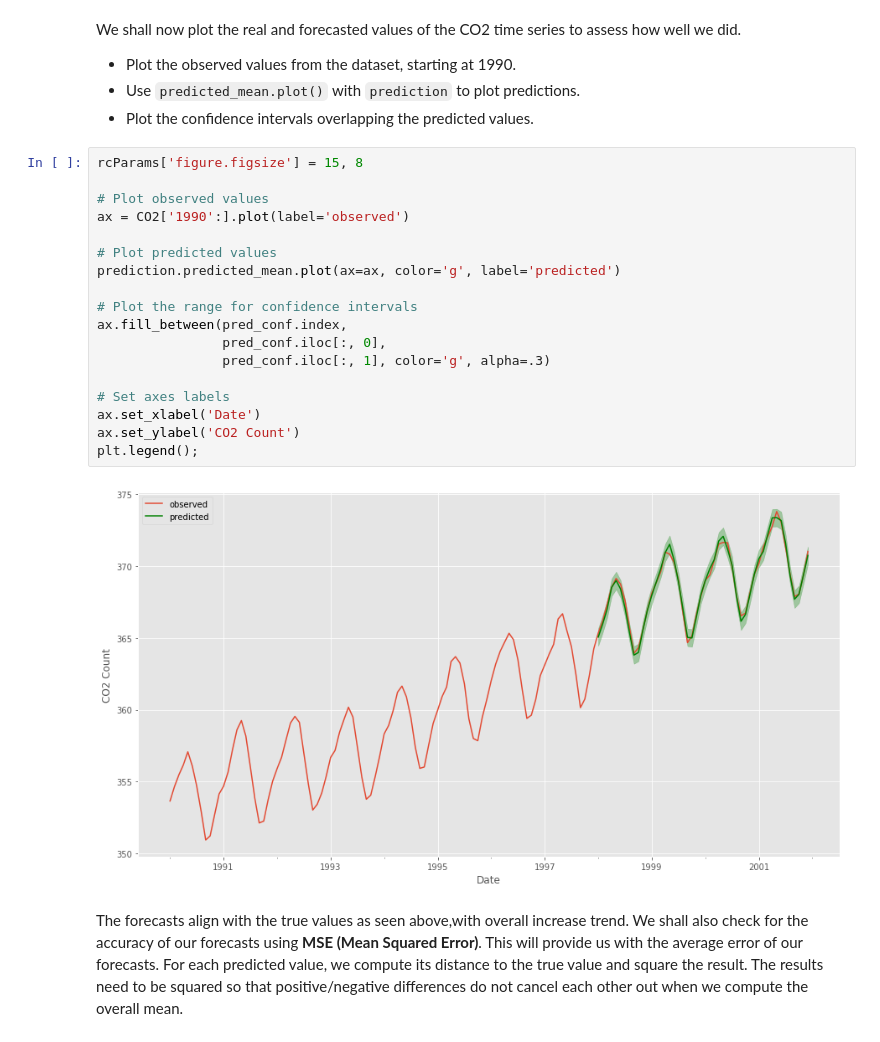
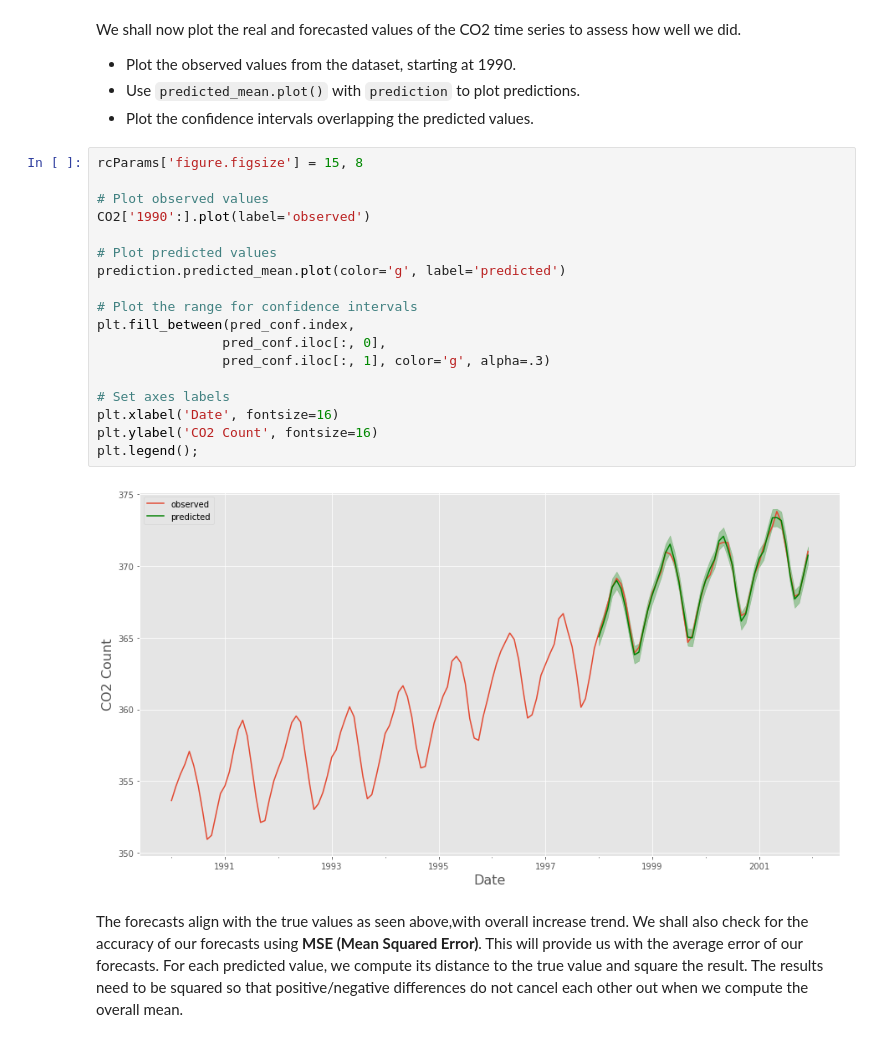
Before and after one commit to magnawhale/dsc-sarima-models-lab-online-ds-ft-051319, a Jupyter notebook: index.ipynb, the cells around one changed output. Cells and saved outputs as stored; diff of their text form.

```diff
--- a/index.ipynb
+++ b/index.ipynb
@@ -312,23 +308,23 @@ We shall now plot the real and forecasted values of the CO2 time series to asses
 # %%
 rcParams['figure.figsize'] = 15, 8
 
 # Plot observed values
-ax = CO2['1990':].plot(label='observed')
+CO2['1990':].plot(label='observed')
 
 # Plot predicted values
-prediction.predicted_mean.plot(ax=ax, color='g', label='predicted')
+prediction.predicted_mean.plot(color='g', label='predicted')
 
 # Plot the range for confidence intervals
-ax.fill_between(pred_conf.index,
+plt.fill_between(pred_conf.index,
                 pred_conf.iloc[:, 0],
                 pred_conf.iloc[:, 1], color='g', alpha=.3)
 
 # Set axes labels
-ax.set_xlabel('Date')
-ax.set_ylabel('CO2 Count')
+plt.xlabel('Date', fontsize=16)
+plt.ylabel('CO2 Count', fontsize=16)
 plt.legend();
 # %% [output]
-[figure, old version]
+[figure, new version]
 # %% [markdown]
 The forecasts align with the true values  as seen above,with overall increase trend. We shall also check for the accuracy of our forecasts using  **MSE (Mean Squared Error)**. This will provide us with the average error of our forecasts. For each predicted value, we compute its distance to the true value and square the result. The results need to be squared so that positive/negative differences do not cancel each other out when we compute the overall mean.
 # %%
```
Also changed, not shown: parts of 16 cells of this notebook.
